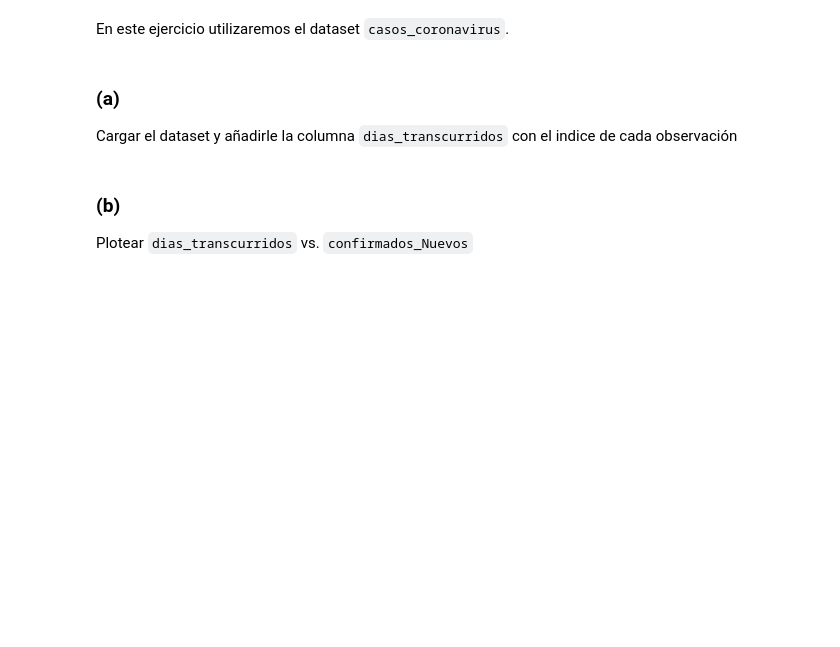
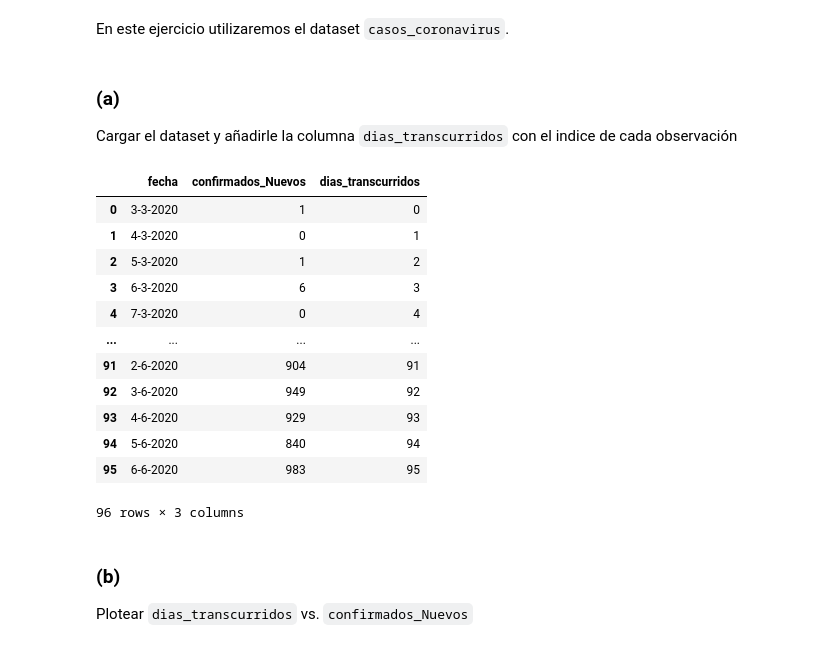
Before and after one commit to lmendezayl/uba-ldd-ic, a Jupyter notebook: guias/soluciones/practica10.ipynb, the cells around one changed output. Cells and saved outputs as stored; diff of their text form; code cells hidden in the pictures; blank space fills up the shorter version.

```diff
--- a/guias/soluciones/practica10.ipynb
+++ b/guias/soluciones/practica10.ipynb
@@ -17,6 +33,23 @@ En este ejercicio utilizaremos el dataset `casos_coronavirus`.
 
 ### (a)
 Cargar el dataset y añadirle la columna `dias_transcurridos` con el indice de cada observación
+# %%
+corona = pd.read_csv(url + 'casos_coronavirus.csv')
+corona['dias_transcurridos'] = corona.index
+# %% [output]
+|  | fecha | confirmados_Nuevos | dias_transcurridos |
+| 0 | 3-3-2020 | 1 | 0 |
+| 1 | 4-3-2020 | 0 | 1 |
+| 2 | 5-3-2020 | 1 | 2 |
+| 3 | 6-3-2020 | 6 | 3 |
+| 4 | 7-3-2020 | 0 | 4 |
+| ... | ... | ... | ... |
+| 91 | 2-6-2020 | 904 | 91 |
+| 92 | 3-6-2020 | 949 | 92 |
+| 93 | 4-6-2020 | 929 | 93 |
+| 94 | 5-6-2020 | 840 | 94 |
+| 95 | 6-6-2020 | 983 | 95 |
+96 rows × 3 columns
 # %% [markdown]
 
 ### (b)
```
Also changed, not shown: parts of 4 cells of this notebook.
